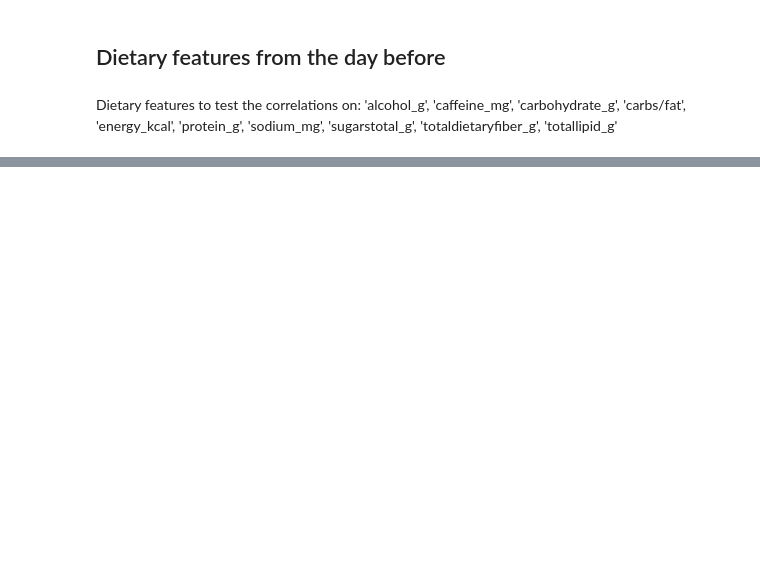
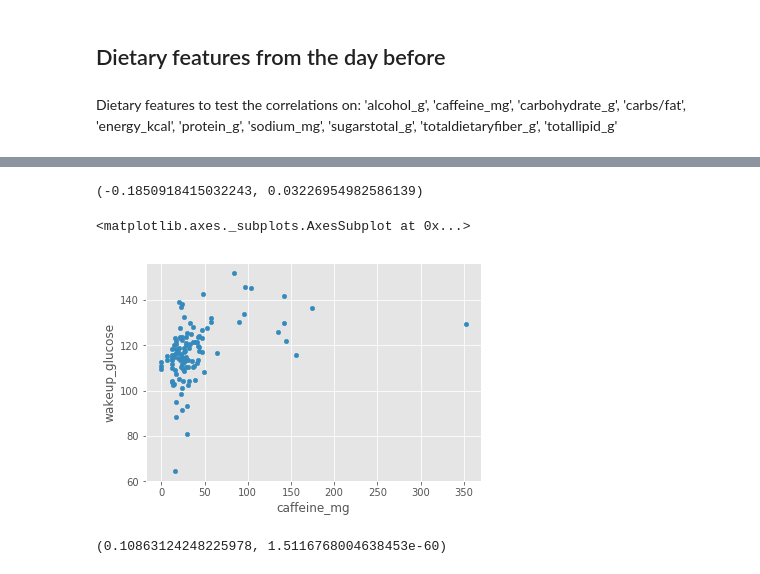
Before and after one commit to ElviraMingazova/MA_Thesis, a Jupyter notebook: Personalized correlations PNP3.ipynb, the cells around one changed output, grey strips where cells are left out. Saved outputs shown, nothing was run; the diff lists cells and outputs as text; code cells hidden in the pictures; blank space fills up the shorter version.

```diff
--- a/Personalized correlations PNP3.ipynb
+++ b/Personalized correlations PNP3.ipynb
@@ -238,0 +462,2 @@ logdf.head()
+# %%
+data = data.drop(columns=['Day', 'hour', 'alcohol_g'])
@@ -238,0 +512,13 @@ logdf.head()
+# %%
+pearsonr(data.loc['111527']['wakeup_glucose'], data.loc['111527']['totallipid_g'])
+# %% [output]
+(-0.1850918415032243, 0.03226954982586139)
+# %%
+data.loc['93282'].plot.scatter(x='caffeine_mg', y='wakeup_glucose')
+# %% [output]
+<matplotlib.axes._subplots.AxesSubplot at 0x...>
+[figure, added]
+# %%
+pearsonr(data['wakeup_glucose'], data['totallipid_g'])
+# %% [output]
+(0.10863124248225978, 1.5116768004638453e-60)
```
Also changed, not shown: parts of 30 cells of this notebook, 1 other file.
